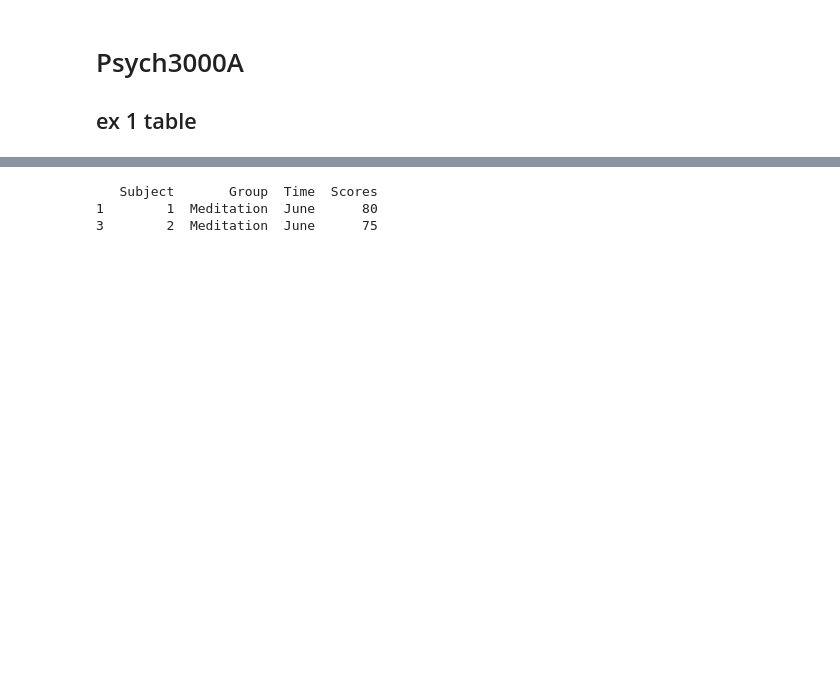
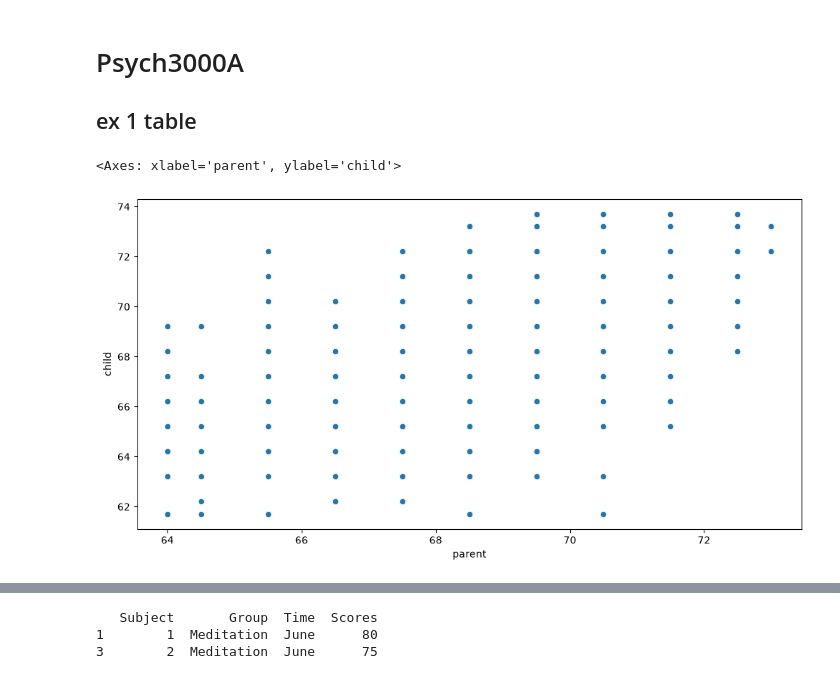
Before and after one commit to Psyc3000A/Fall-Winter2026, a Jupyter notebook: 00_QuickStart.ipynb, the cells around one changed output, grey strips where cells are left out. Saved outputs shown, nothing was run; the diff lists cells and outputs as text; code cells hidden in the pictures; blank space fills up the shorter version.

```diff
--- a/00_QuickStart.ipynb
+++ b/00_QuickStart.ipynb
@@ -2,6 +2,24 @@
 # Psych3000A
 
 ## ex 1 table
+# %%
+%matplotlib inline
+import matplotlib.pyplot as plt
+import pandas as pd
+import seaborn as sns
+
+# Suppress warnings
+import warnings
+warnings.filterwarnings('ignore')
+
+data = 'https://vincentarelbundock.github.io/Rdatasets/csv/HistData/Galton.csv'
+df = pd.read_csv(data, index_col=0)
+
+plt.figure(figsize=(12, 6))
+sns.scatterplot(x='parent', y='child', data=df)
+# %% [output]
+<Axes: xlabel='parent', ylabel='child'>
+[figure, added]
 # %%
 pip install pandas pingouin matplotlib
 # %% [output]
```
Also changed, not shown: parts of 2 cells of this notebook.
